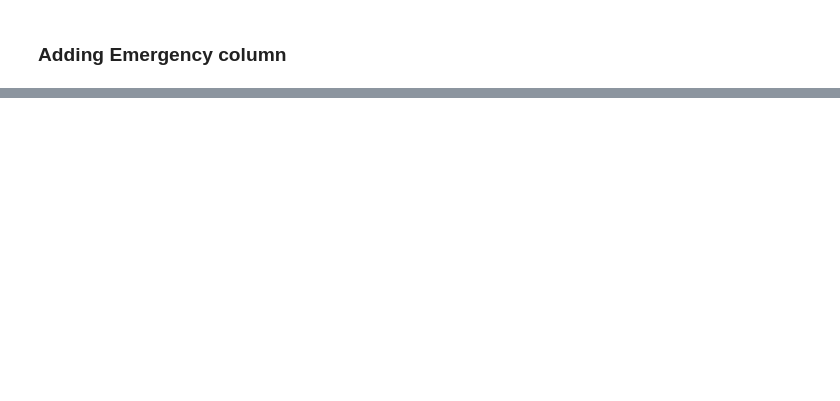
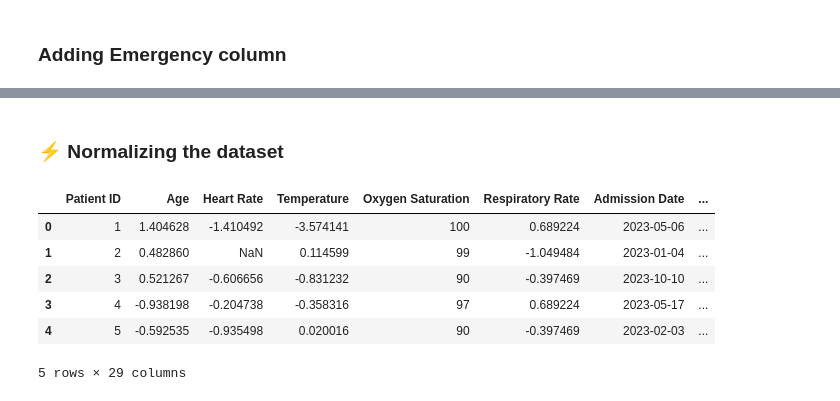
Before and after one commit to Adarshv0524/MedQueue, a Jupyter notebook: main.ipynb, the cells around one changed output, grey strips where cells are left out. Cells and saved outputs as stored; diff of their text form; code cells hidden in the pictures; blank space fills up the shorter version.

```diff
--- a/main.ipynb
+++ b/main.ipynb
@@ -239,0 +248,25 @@ df.head(50)
+# %% [markdown]
+### ⚡ Normalizing the dataset
+# %%
+# Import StandardScaler for normalization
+from sklearn.preprocessing import StandardScaler
+
+# Selecting numeric columns to normalize
+numeric_cols = ['Age', 'Systolic BP', 'Diastolic BP', 'Heart Rate', 'Temperature', 'Respiratory Rate']
+
+# Initialize the scaler
+scaler = StandardScaler()
+
+# Fit and transform the numeric columns
+df[numeric_cols] = scaler.fit_transform(df[numeric_cols])
+
+# Display the normalized dataframe
+df.head()
+# %% [output]
+|  | Patient ID | Age | Heart Rate | Temperature | Oxygen Saturation | Respiratory Rate | Admission Date | ... |
+| 0 | 1 | 1.404628 | -1.410492 | -3.574141 | 100 | 0.689224 | 2023-05-06 | ... |
+| 1 | 2 | 0.482860 | NaN | 0.114599 | 99 | -1.049484 | 2023-01-04 | ... |
+| 2 | 3 | 0.521267 | -0.606656 | -0.831232 | 90 | -0.397469 | 2023-10-10 | ... |
+| 3 | 4 | -0.938198 | -0.204738 | -0.358316 | 97 | 0.689224 | 2023-05-17 | ... |
+| 4 | 5 | -0.592535 | -0.935498 | 0.020016 | 90 | -0.397469 | 2023-02-03 | ... |
+5 rows × 29 columns
```
Also changed, not shown: parts of 27 cells of this notebook, 2 other files.
